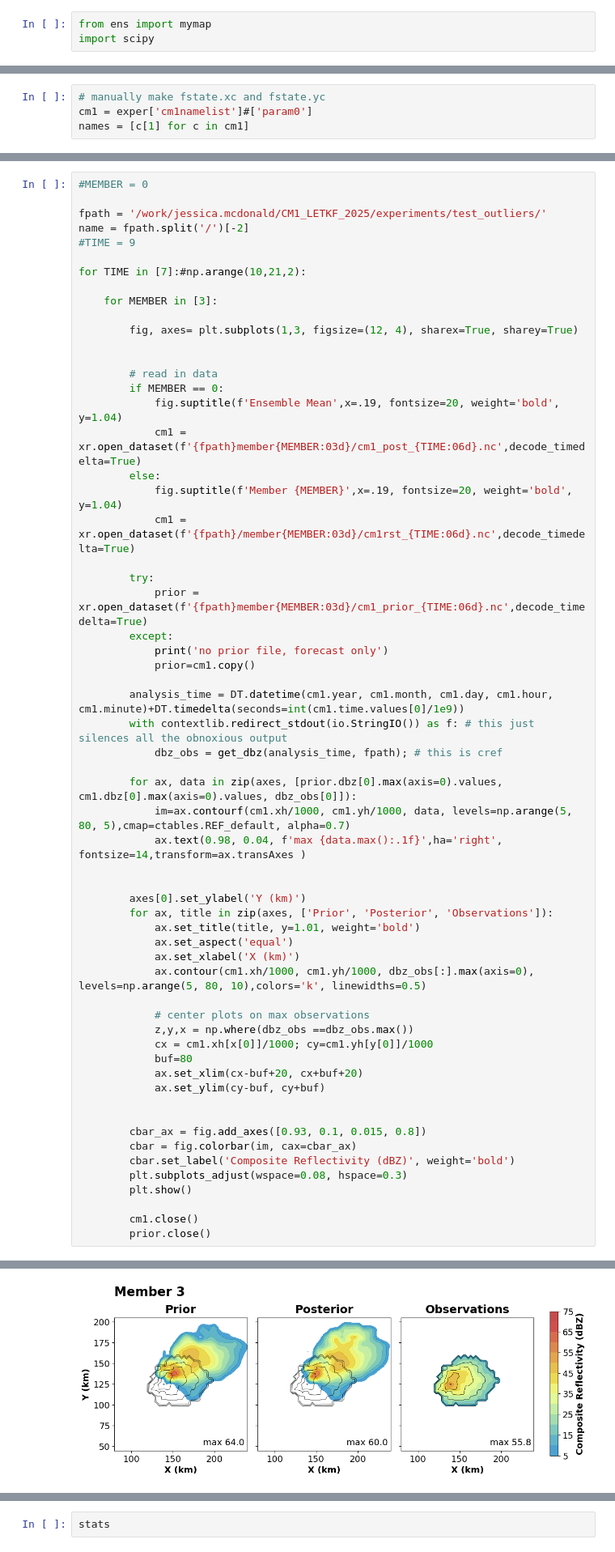
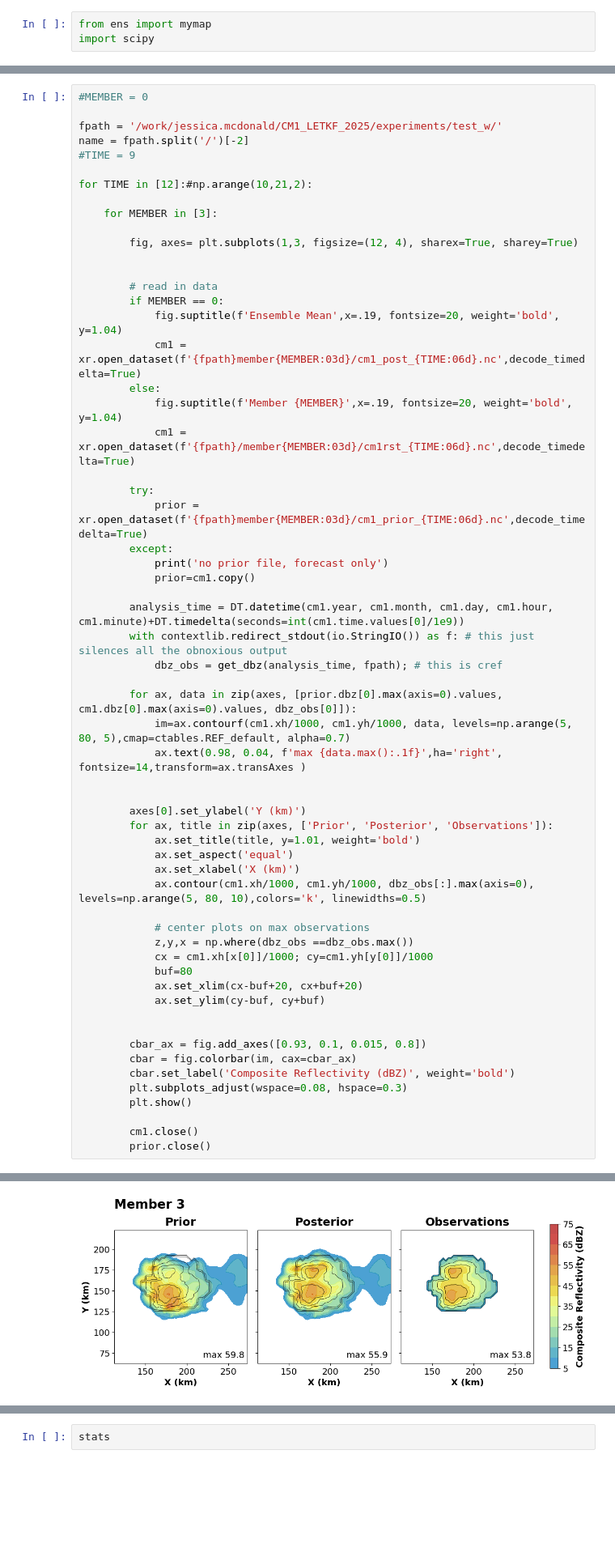
Before and after one commit to jessmcd/CM1_LETKF_2025, a Jupyter notebook: ExperimentMonitoring.ipynb, the cells around one changed output, grey strips where cells are left out. Shown at 81% size. Cells and saved outputs as stored; diff of their text form; blank space fills up the shorter version.

```diff
--- a/ExperimentMonitoring.ipynb
+++ b/ExperimentMonitoring.ipynb
@@ -249,4 +218,0 @@ AttributeError: module 'ens' has no attribute 'nz'
-# %%
-# manually make fstate.xc and fstate.yc
-cm1 = exper['cm1namelist']#['param0']
-names = [c[1] for c in cm1]
@@ -312,11 +219,11 @@ exper
 # %%
 #MEMBER = 0
 
-fpath = '/work/jessica.mcdonald/CM1_LETKF_2025/experiments/test_outliers/'
+fpath = '/work/jessica.mcdonald/CM1_LETKF_2025/experiments/test_w/'
 name = fpath.split('/')[-2]
 #TIME = 9
 
-for TIME in [7]:#np.arange(10,21,2):
+for TIME in [12]:#np.arange(10,21,2):
 
     for MEMBER in [3]:
 
@@ -381,7 +288,7 @@ for TIME in [7]:#np.arange(10,21,2):
  FORTRAN OBS_2_GRID3D:  x-grid  -178500.000       202500.000
  FORTRAN OBS_2_GRID3D:  y-grid  -178500.000       202500.000
  FORTRAN OBS_2_GRID3D:  z-grid   75.0000000       19700.0000
-[figure, old version]
+[figure, new version]
 # %%
 # look at stats files to make sure nothing is "blowing up"
 # be very careful with this.... it may be locking the stats file and causing big problems for the experiments (?)
```
Also changed, not shown: parts of 7 cells of this notebook, 40 other files.
